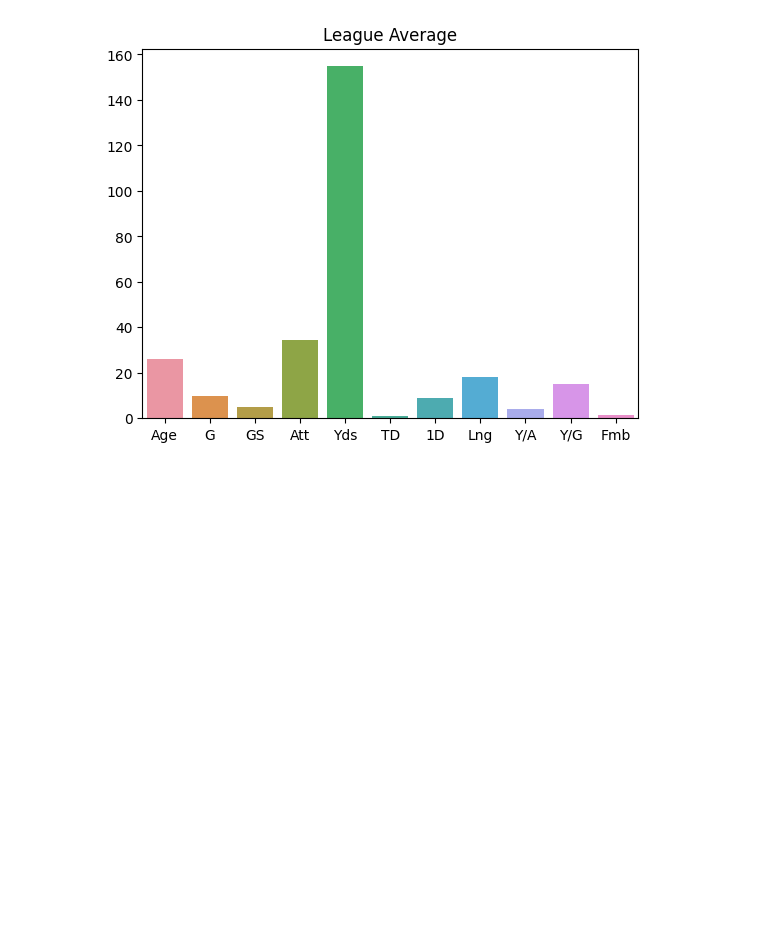
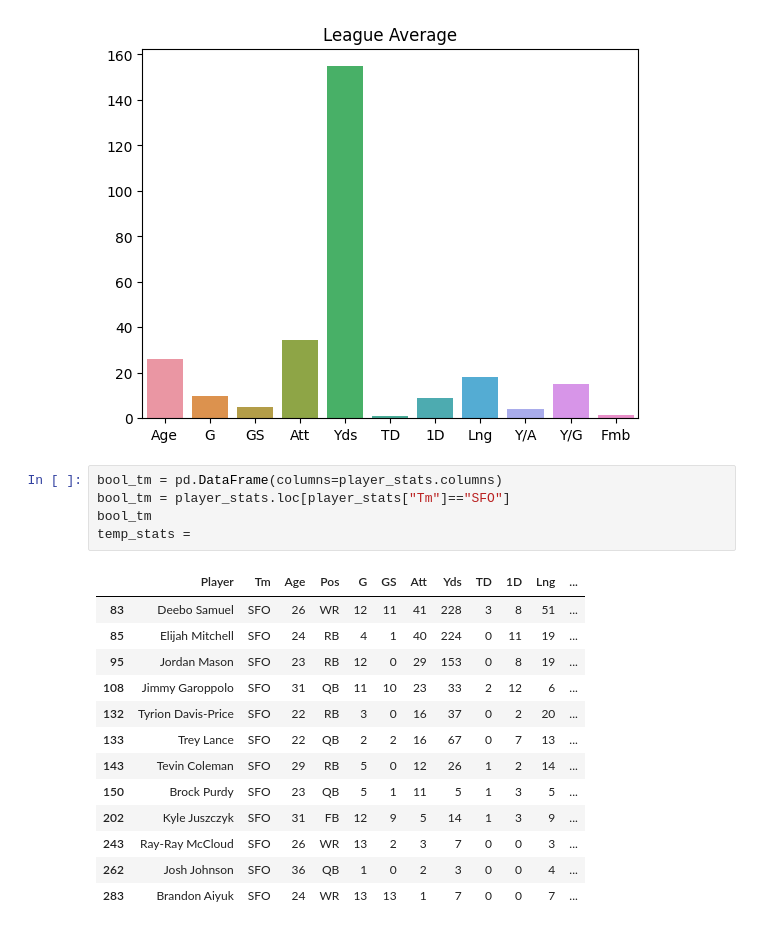
Before and after one commit to danielroa98/NFL-Player-Stats, a Jupyter notebook: Test-Notebooks/test.ipynb, the cells around one changed output. Cells and saved outputs as stored; diff of their text form; blank space fills up the shorter version.

```diff
--- a/Test-Notebooks/test.ipynb
+++ b/Test-Notebooks/test.ipynb
@@ -169,3 +169,22 @@ sns.barplot(data=test_df).set(title="League Average")
 # %% [output]
 [Text(0.5, 1.0, 'League Average')]
 [figure]
+# %%
+bool_tm = pd.DataFrame(columns=player_stats.columns)
+bool_tm = player_stats.loc[player_stats["Tm"]=="SFO"]
+bool_tm
+temp_stats =
+# %% [output]
+|  | Player | Tm | Age | Pos | G | GS | Att | Yds | TD | 1D | Lng | ... |
+| 83 | Deebo Samuel | SFO | 26 | WR | 12 | 11 | 41 | 228 | 3 | 8 | 51 | ... |
+| 85 | Elijah Mitchell | SFO | 24 | RB | 4 | 1 | 40 | 224 | 0 | 11 | 19 | ... |
+| 95 | Jordan Mason | SFO | 23 | RB | 12 | 0 | 29 | 153 | 0 | 8 | 19 | ... |
+| 108 | Jimmy Garoppolo | SFO | 31 | QB | 11 | 10 | 23 | 33 | 2 | 12 | 6 | ... |
+| 132 | Tyrion Davis-Price | SFO | 22 | RB | 3 | 0 | 16 | 37 | 0 | 2 | 20 | ... |
+| 133 | Trey Lance | SFO | 22 | QB | 2 | 2 | 16 | 67 | 0 | 7 | 13 | ... |
+| 143 | Tevin Coleman | SFO | 29 | RB | 5 | 0 | 12 | 26 | 1 | 2 | 14 | ... |
+| 150 | Brock Purdy | SFO | 23 | QB | 5 | 1 | 11 | 5 | 1 | 3 | 5 | ... |
+| 202 | Kyle Juszczyk | SFO | 31 | FB | 12 | 9 | 5 | 14 | 1 | 3 | 9 | ... |
+| 243 | Ray-Ray McCloud | SFO | 26 | WR | 13 | 2 | 3 | 7 | 0 | 0 | 3 | ... |
+| 262 | Josh Johnson | SFO | 36 | QB | 1 | 0 | 2 | 3 | 0 | 0 | 4 | ... |
+| 283 | Brandon Aiyuk | SFO | 24 | WR | 13 | 13 | 1 | 7 | 0 | 0 | 7 | ... |
```
